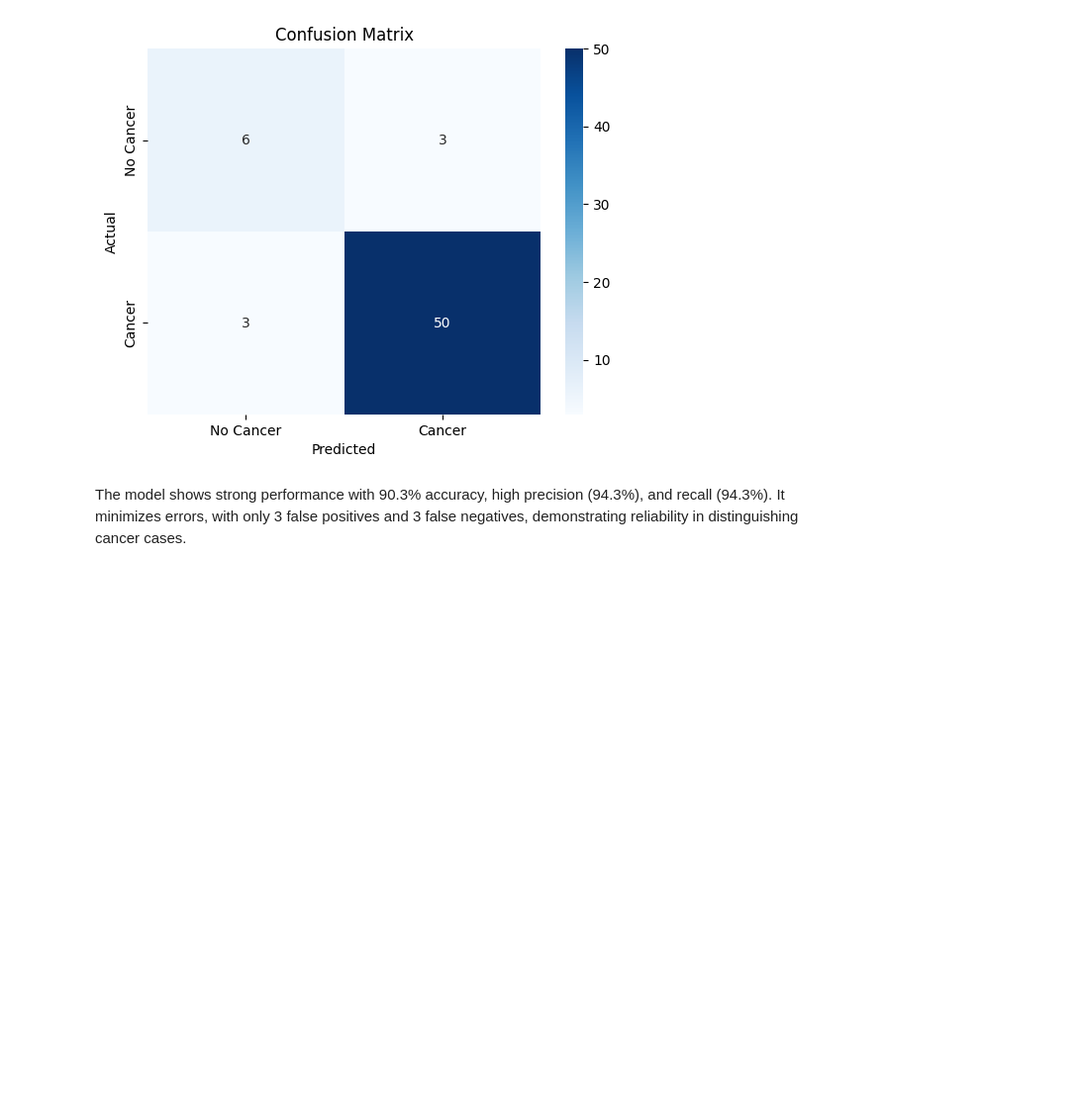
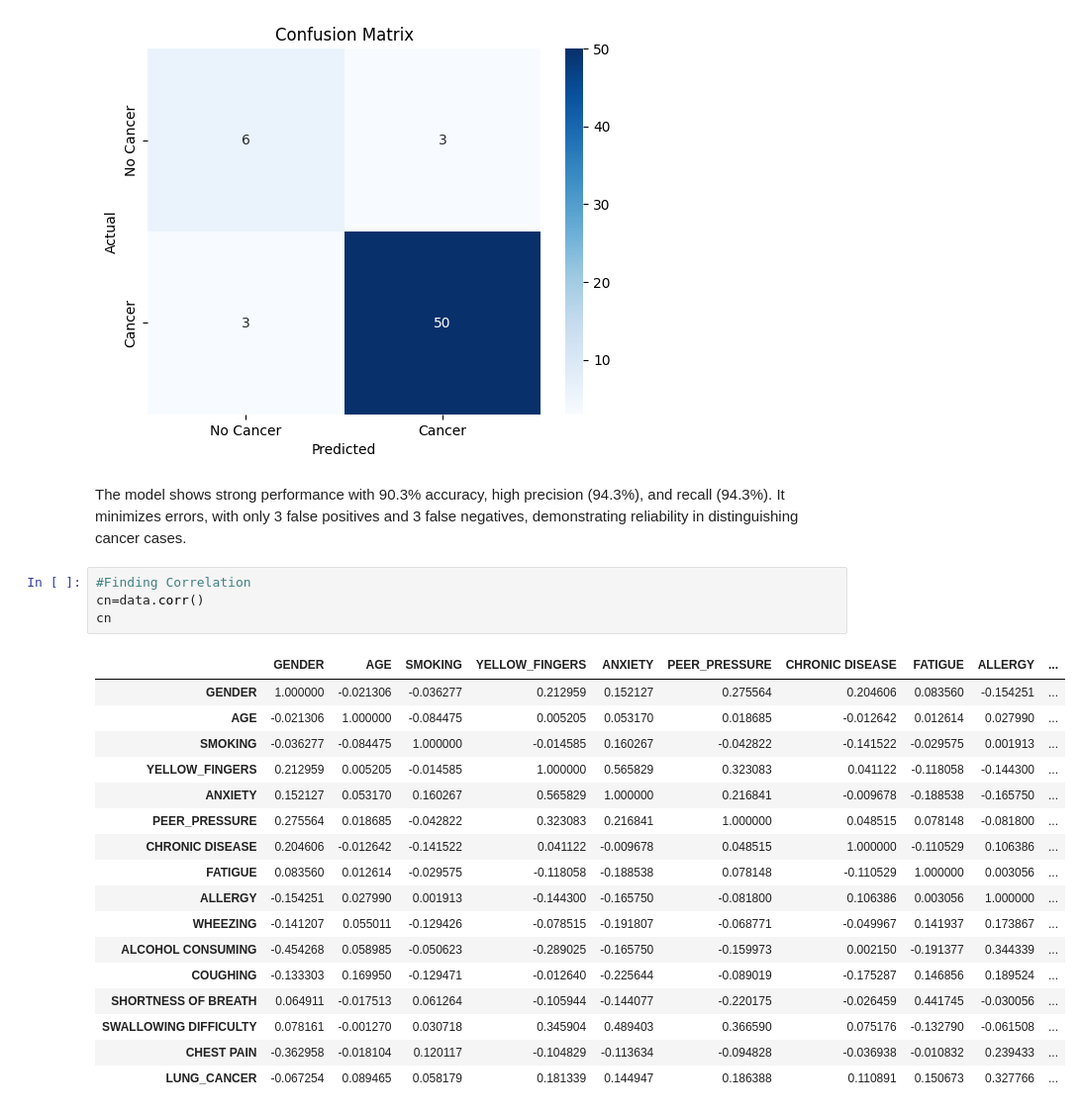
Before and after one commit to Kabindra02/lung-cancer-detection, a Jupyter notebook: AI_assignment.ipynb, the cells around one changed output. Shown: that part at 99% size. Saved outputs shown, nothing was run; the diff lists cells and outputs as text; blank space fills up the shorter version.

```diff
--- a/AI_assignment.ipynb
+++ b/AI_assignment.ipynb
@@ -290,3 +290,25 @@ Confusion Matrix:
 [figure]
 # %% [markdown]
 The model shows strong performance with 90.3% accuracy, high precision (94.3%), and recall (94.3%). It minimizes errors, with only 3 false positives and 3 false negatives, demonstrating reliability in distinguishing cancer cases.
+# %%
+#Finding Correlation
+cn=data.corr()
+cn
+# %% [output]
+|  | GENDER | AGE | SMOKING | YELLOW_FINGERS | ANXIETY | PEER_PRESSURE | CHRONIC DISEASE | FATIGUE | ALLERGY | ... |
+| GENDER | 1.000000 | -0.021306 | -0.036277 | 0.212959 | 0.152127 | 0.275564 | 0.204606 | 0.083560 | -0.154251 | ... |
+| AGE | -0.021306 | 1.000000 | -0.084475 | 0.005205 | 0.053170 | 0.018685 | -0.012642 | 0.012614 | 0.027990 | ... |
+| SMOKING | -0.036277 | -0.084475 | 1.000000 | -0.014585 | 0.160267 | -0.042822 | -0.141522 | -0.029575 | 0.001913 | ... |
+| YELLOW_FINGERS | 0.212959 | 0.005205 | -0.014585 | 1.000000 | 0.565829 | 0.323083 | 0.041122 | -0.118058 | -0.144300 | ... |
+| ANXIETY | 0.152127 | 0.053170 | 0.160267 | 0.565829 | 1.000000 | 0.216841 | -0.009678 | -0.188538 | -0.165750 | ... |
+| PEER_PRESSURE | 0.275564 | 0.018685 | -0.042822 | 0.323083 | 0.216841 | 1.000000 | 0.048515 | 0.078148 | -0.081800 | ... |
+| CHRONIC DISEASE | 0.204606 | -0.012642 | -0.141522 | 0.041122 | -0.009678 | 0.048515 | 1.000000 | -0.110529 | 0.106386 | ... |
+| FATIGUE | 0.083560 | 0.012614 | -0.029575 | -0.118058 | -0.188538 | 0.078148 | -0.110529 | 1.000000 | 0.003056 | ... |
+| ALLERGY | -0.154251 | 0.027990 | 0.001913 | -0.144300 | -0.165750 | -0.081800 | 0.106386 | 0.003056 | 1.000000 | ... |
+| WHEEZING | -0.141207 | 0.055011 | -0.129426 | -0.078515 | -0.191807 | -0.068771 | -0.049967 | 0.141937 | 0.173867 | ... |
+| ALCOHOL CONSUMING | -0.454268 | 0.058985 | -0.050623 | -0.289025 | -0.165750 | -0.159973 | 0.002150 | -0.191377 | 0.344339 | ... |
+| COUGHING | -0.133303 | 0.169950 | -0.129471 | -0.012640 | -0.225644 | -0.089019 | -0.175287 | 0.146856 | 0.189524 | ... |
+| SHORTNESS OF BREATH | 0.064911 | -0.017513 | 0.061264 | -0.105944 | -0.144077 | -0.220175 | -0.026459 | 0.441745 | -0.030056 | ... |
+| SWALLOWING DIFFICULTY | 0.078161 | -0.001270 | 0.030718 | 0.345904 | 0.489403 | 0.366590 | 0.075176 | -0.132790 | -0.061508 | ... |
+| CHEST PAIN | -0.362958 | -0.018104 | 0.120117 | -0.104829 | -0.113634 | -0.094828 | -0.036938 | -0.010832 | 0.239433 | ... |
+| LUNG_CANCER | -0.067254 | 0.089465 | 0.058179 | 0.181339 | 0.144947 | 0.186388 | 0.110891 | 0.150673 | 0.327766 | ... |
```
Also changed, not shown: parts of 2 cells of this notebook.
